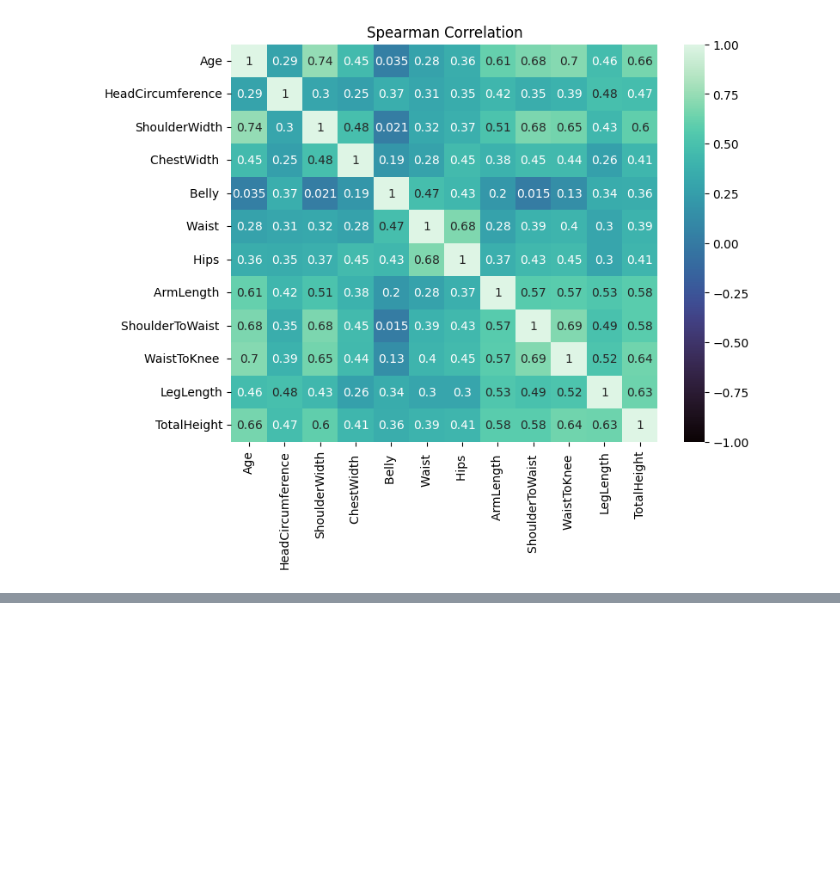
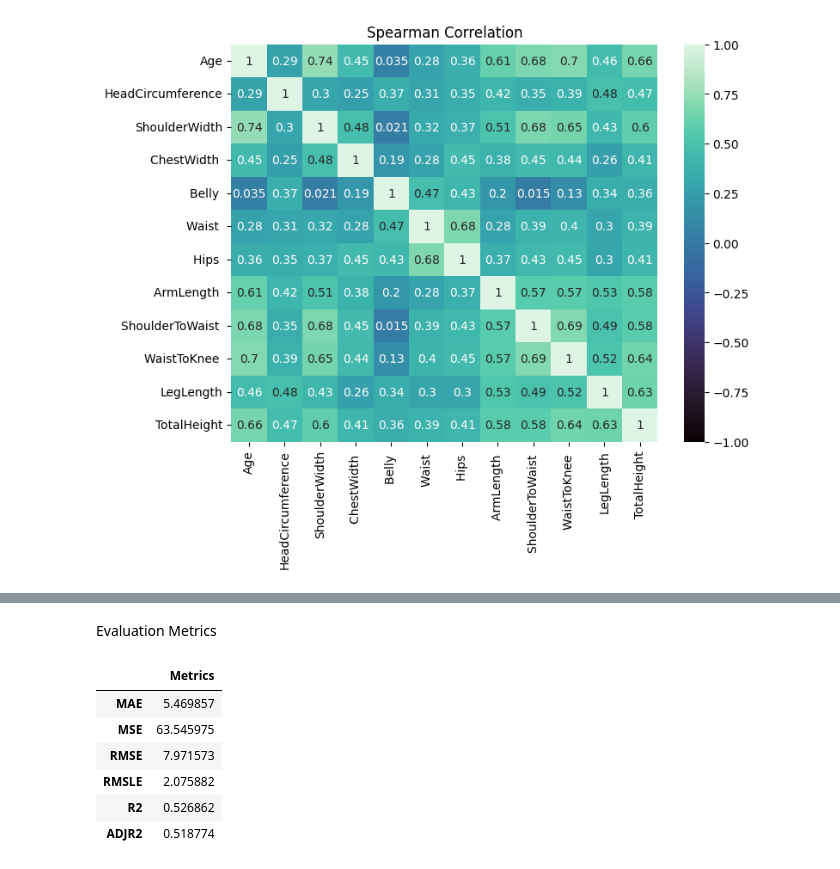
Before and after one commit to hasancatalgol/body_measurement_prediction, a Jupyter notebook: body_measurement_prediction.ipynb, the cells around one changed output, grey strips where cells are left out. Saved outputs shown, nothing was run; the diff lists cells and outputs as text; code cells hidden in the pictures; blank space fills up the shorter version.

```diff
--- a/body_measurement_prediction.ipynb
+++ b/body_measurement_prediction.ipynb
@@ -250,0 +330,4 @@ plt.show()
+# %%
+model = LinearRegression()
+# %%
+model.fit(X_train,y_train)
@@ -250,0 +336,3 @@ plt.show()
+# %%
+test_predictions = model.predict(X_test)
+test_predictions
@@ -250,0 +357,32 @@ plt.show()
+# %% [markdown]
+Evaluation Metrics
+# %%
+from sklearn.metrics import mean_absolute_error,mean_squared_error
+from sklearn.metrics import r2_score
+
+MAE = mean_absolute_error(y_test,test_predictions)
+MSE = mean_squared_error(y_test,test_predictions)
+RMSE = np.sqrt(MSE)
+RMSLE = np.log(RMSE)
+R2 = r2_score(y_test,test_predictions)
+ADJR2 = 1 - (1-R2) * (len(y)-1)/(len(y)-X.shape[1]-1)
+# %%
+def metrics():
+    abc = pd.DataFrame({
+        'MAE' : MAE,
+        'MSE' : MSE,
+        'RMSE': RMSE,
+        'RMSLE' : RMSLE,
+        'R2' : R2,
+        'ADJR2': ADJR2
+     }, index=['Metrics']).T
+    return abc
+metrics()
+# %% [output]
+|  | Metrics |
+| MAE | 5.469857 |
+| MSE | 63.545975 |
+| RMSE | 7.971573 |
+| RMSLE | 2.075882 |
+| R2 | 0.526862 |
+| ADJR2 | 0.518774 |
```
Also changed, not shown: parts of 13 cells of this notebook.
